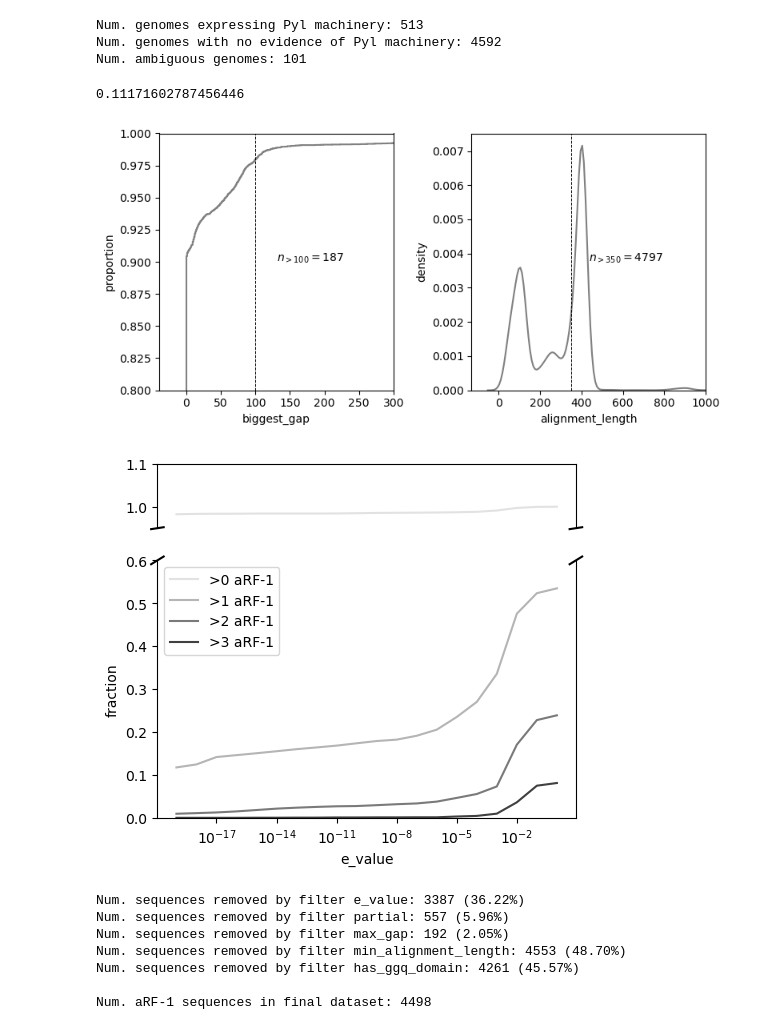
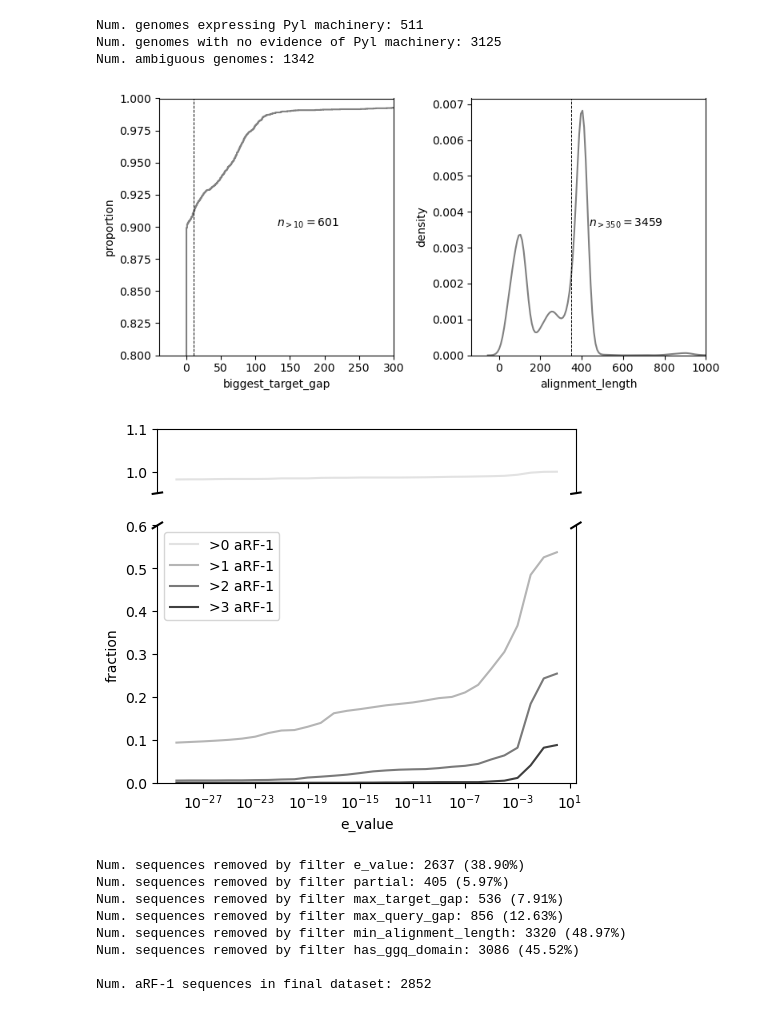
Before and after one commit to pipparichter/pyrrolysine, a Jupyter notebook: notebooks/sandbox.ipynb, the cells around one changed output. Saved outputs shown, nothing was run; the diff lists cells and outputs as text; code cells hidden in the pictures.

```diff
--- a/notebooks/sandbox.ipynb
+++ b/notebooks/sandbox.ipynb
@@ -142,14 +124,17 @@ def figure(hmmer_df:pd.DataFrame, pyl_gene:str='pyrrolys_PylD', max_e_value:floa
     ax.set_title(f'{pyl_gene} ($n={len(hmmer_df)}$)')
     ax.axvline(max_e_value, ls='--', color='black', lw=0.7)
 
-fig, axes = plt.subplots(nrows=1, ncols=3, figsize=(15, 5))
-figure(hmmer_df, ax=axes[0], pyl_gene='pyrrolys_PylB', max_e_value=1e-30)
-figure(hmmer_df, ax=axes[1], pyl_gene='pyrrolys_PylC', max_e_value=1e-19)
-figure(hmmer_df, ax=axes[2], pyl_gene='pyrrolys_PylD', max_e_value=1e-8)
+fig, axes = plt.subplots(nrows=1, ncols=5, figsize=(25, 5))
+figure(hmmer_df, ax=axes[0], pyl_gene='PylS_Nterm', max_e_value=1e-3)
+figure(hmmer_df, ax=axes[1], pyl_gene='PylS_Cterm', max_e_value=1e-12)
+figure(hmmer_df, ax=axes[2], pyl_gene='pyrrolys_PylB', max_e_value=1e-29)
+figure(hmmer_df, ax=axes[3], pyl_gene='pyrrolys_PylC', max_e_value=1e-17)
+figure(hmmer_df, ax=axes[4], pyl_gene='pyrrolys_PylD', max_e_value=1e-7)
 fig.tight_layout()
 plt.show()
 
-MAX_E_VALUES = {'pyrrolys_PylB':1e-30, 'pyrrolys_PylC':1e-19, 'pyrrolys_PylD':1e-8}
+MAX_E_VALUES = {'pyrrolys_PylB':1e-29, 'pyrrolys_PylC':1e-17, 'pyrrolys_PylD':1e-8}
+MAX_E_VALUES.update({'PylS_Nterm':1e-3, 'PylS_Cterm':1e-12})
 
 # Based on examination of plots, it seems as though about 20 percent of genomes should have the entire operon.
 # Want to select thresholds where no (or very few) genomes have multiple copies.
@@ -173,10 +158,12 @@ def get_pyl_genome_ids(hmmer_df, max_e_values:float=MAX_E_VALUES, min_pyl_genes:
 
     return pyl_genome_ids
 
-def get_no_pyl_genome_ids(hmmer_df, max_e_values:float=MAX_E_VALUES, genome_ids:list=hmmer_df.genome_id.unique(), max_n_pyl_genes:int=1):
+def get_no_pyl_genome_ids(hmmer_df, max_e_values:dict=MAX_E_VALUES, genome_ids:list=hmmer_df.genome_id.unique(), max_n_pyl_genes:int=0):
     '''Return genome IDs which have no evidence of Pyl machinery'''
     hmmer_df = hmmer_df[hmmer_df.query_name.str.contains('Pyl')].copy()
     hmmer_df['max_e_value'] = hmmer_df.query_name.map(max_e_values)
+    hmmer_df['max_e_value'] = hmmer_df.max_e_value * 100 # Make the cutoffs slightly more lenient.
+    # hmmer_df['max_e_value'] = max_e_value
     hmmer_df = hmmer_df[hmmer_df.e_value < hmmer_df.max_e_value].copy() # Strong hits only.
 
     pyl_counts = hmmer_df.groupby('genome_id').apply(lambda df : df.query_name.nunique(), include_groups=False)
@@ -191,10 +178,9 @@ print('Num. genomes expressing Pyl machinery:', len(pyl_genome_ids))
 print('Num. genomes with no evidence of Pyl machinery:', len(no_pyl_genome_ids))
 print('Num. ambiguous genomes:', hmmer_df.genome_id.nunique() - (len(pyl_genome_ids) + len(no_pyl_genome_ids)))
 # %% [output]
-Num. genomes expressing Pyl machinery: 513
-Num. genomes with no evidence of Pyl machinery: 4592
-Num. ambiguous genomes: 101
+Num. genomes expressing Pyl machinery: 511
+Num. genomes with no evidence of Pyl machinery: 3125
+Num. ambiguous genomes: 1342
-0.11171602787456446
 # %%
 if not os.path.exists('../data/arf1.csv'):
     arf1_df = get_arf1_data(hmmer_df, genome_ids=pyl_genome_ids + no_pyl_genome_ids)
@@ -227,16 +213,20 @@ def get_biggest_gap(coords:str):
     gap_sizes = [coords[i + 1][0] - coords[i][1] for i in range(len(coords) - 1)]
     return max(gap_sizes + [0]) # Accounts for there only being one hit.
 
+arf1_df['has_pyl'] = arf1_df.genome_id.isin(pyl_genome_ids)
 arf1_df['query_alignment_start'] = arf1_df.query_coords.apply(get_min_coord)
-arf1_df['biggest_gap'] = arf1_df.envelope_coords.apply(get_biggest_gap)
+arf1_df['biggest_query_gap'] = arf1_df.query_coords.apply(get_biggest_gap)
+arf1_df['biggest_target_gap'] = arf1_df.envelope_coords.apply(get_biggest_gap)
 arf1_df['alignment_length'] = arf1_df.envelope_coords.apply(get_alignment_length)
+arf1_df['genus'] = arf1_df.genome_id.map(genome_metadata_df.genus)
+arf1_df['order'] = arf1_df.genome_id.map(genome_metadata_df['order'])
 # %%
 def figure(arf1_df:pd.DataFrame, max_gap:int=100, min_alignment_length:int=350):
     fig, (ax_a, ax_b) = plt.subplots(ncols=2, figsize=(8, 4))
 
-    sns.ecdfplot(arf1_df, x='biggest_gap', ax=ax_a, color='gray')
+    sns.ecdfplot(arf1_df, x='biggest_target_gap', ax=ax_a, color='gray')
     ax_a.axvline(max_gap, ls='--', color='black', lw=0.7)
-    n = (arf1_df.biggest_gap > max_gap).sum()
+    n = (arf1_df.biggest_target_gap > max_gap).sum()
     text = '$n_{>' + str(max_gap) + '}=$' + str(n)
     ax_a.text(0.5, 0.5, text, transform=ax_a.transAxes)
     ax_a.set_xlim(xmax=300)
@@ -254,54 +244,51 @@ def figure(arf1_df:pd.DataFrame, max_gap:int=100, min_alignment_length:int=350):
     plt.tight_layout()
     plt.show()
 
-figure(arf1_df)
+figure(arf1_df, max_gap=10)
 # %% [output]
-[figure, old version]
+[figure, new version]
 # %%
 # We know that all organisms should have at least one type I release factor, so should select an E-value accordingly.
 # Plot the fraction of genomes with at least one annotated aRF-1 by selected threshold.
 def figure(arf1_df:pd.DataFrame):
     fig, (ax_top, ax_bottom) = get_split_figure((0, 0.6), (0.95, 1.1))
 
-    e_values = [1 / (10**n) for n in range(20)]
+    e_values = [1 / (10**n) for n in range(30)]
     n_genomes = arf1_df.genome_id.nunique() # How many genome IDs have any aRF-1 hit?
 
     figure_df = list()
     for min_arf1_hits in range(4):
         for e_value in e_values:
             arf1_hits_per_genome = arf1_df[arf1_df.e_value < e_value].genome_id.value_counts()
             n = (arf1_hits_per_genome > min_arf1_hits).sum() # Get the number of genomes with more than min_arf1_hits aRF-1 hits.
             figure_df.append({'e_value':e_value, 'fraction':n/n_genomes, 'min_arf1_hits':f'>{min_arf1_hits} aRF-1'})
     figure_df = pd.DataFrame(figure_df)
 
     sns.lineplot(figure_df, x='e_value', y='fraction', hue='min_arf1_hits', palette='Grays', ax=ax_top, legend=False)
     sns.lineplot(figure_df, x='e_value', y='fraction', hue='min_arf1_hits', palette='Grays', ax=ax_bottom, legend=True)
     ax_bottom.get_legend().set_title('')
     ax_top.set_xscale('log')
     ax_top.set_ylabel('')
     ax_bottom.set_xscale('log')
     plt.show()
 
 figure(arf1_df)
-# We know that nothing should have more than 3 aRF-1s, and no more than ~10% (the fraction of Pyl-containing genomes)
-# should have more than 1 aRF-1. Based on this 1-8 seems like a reasonable threshold.
+# We know that almost nothing should have more than 2 aRF-1s.
 
-ARF1_MAX_E_VALUE = 1e-8
+ARF1_MAX_E_VALUE = 1e-17
 # %% [output]
-[figure, old version]
+[figure, new version]
 # %%
-max_gap = 100
-min_alignment_length = 350
-
-n = len(arf1_df)
-
 # Steps to filter out any potential false positives.
 filters = dict()
 filters['e_value'] = arf1_df.e_value < ARF1_MAX_E_VALUE
 filters['partial'] = ~arf1_df.partial
-filters['max_gap'] = arf1_df.biggest_gap < max_gap
-filters['min_alignment_length'] = arf1_df.alignment_length > min_alignment_length
+filters['max_target_gap'] = arf1_df.biggest_target_gap < 20
+filters['max_query_gap'] = arf1_df.biggest_query_gap < 5
+filters['min_alignment_length'] = arf1_df.alignment_length > 350
 filters['has_ggq_domain'] = arf1_df.seq.str.contains('GGQ')
+
+n = len(arf1_df)
 
 for filter_name, mask in filters.items():
     print(f'Num. sequences removed by filter {filter_name}:', (~mask).sum(), f'({100 * (~mask).sum() / n:.2f}%)')
@@ -313,11 +300,20 @@ for mask_ in masks:
 
 arf1_df = arf1_df[mask].copy()
 print('\nNum. aRF-1 sequences in final dataset:', len(arf1_df))
+
+FASTAFile().from_df(arf1_df).write('../data/arf1_cleaned.fa')
+
+arf1_df['has_pyl'] = arf1_df.genome_id.isin(pyl_genome_ids)
+arf1_df['has_niks_domain'] = arf1_df.seq.str.contains(niks_domain, regex=True)
+arf1_df['has_ycf_domain'] = arf1_df.seq.str.contains(ycf_domain)
+
+arf1_df.to_csv('../data/arf1_cleaned.csv')
 # %% [output]
-Num. sequences removed by filter e_value: 3387 (36.22%)
-Num. sequences removed by filter partial: 557 (5.96%)
-Num. sequences removed by filter max_gap: 192 (2.05%)
-Num. sequences removed by filter min_alignment_length: 4553 (48.70%)
-Num. sequences removed by filter has_ggq_domain: 4261 (45.57%)
+Num. sequences removed by filter e_value: 2637 (38.90%)
+Num. sequences removed by filter partial: 405 (5.97%)
+Num. sequences removed by filter max_target_gap: 536 (7.91%)
+Num. sequences removed by filter max_query_gap: 856 (12.63%)
+Num. sequences removed by filter min_alignment_length: 3320 (48.97%)
+Num. sequences removed by filter has_ggq_domain: 3086 (45.52%)
 
-Num. aRF-1 sequences in final dataset: 4498
+Num. aRF-1 sequences in final dataset: 2852
```
Also changed, not shown: parts of 24 cells of this notebook, 6 other files.
